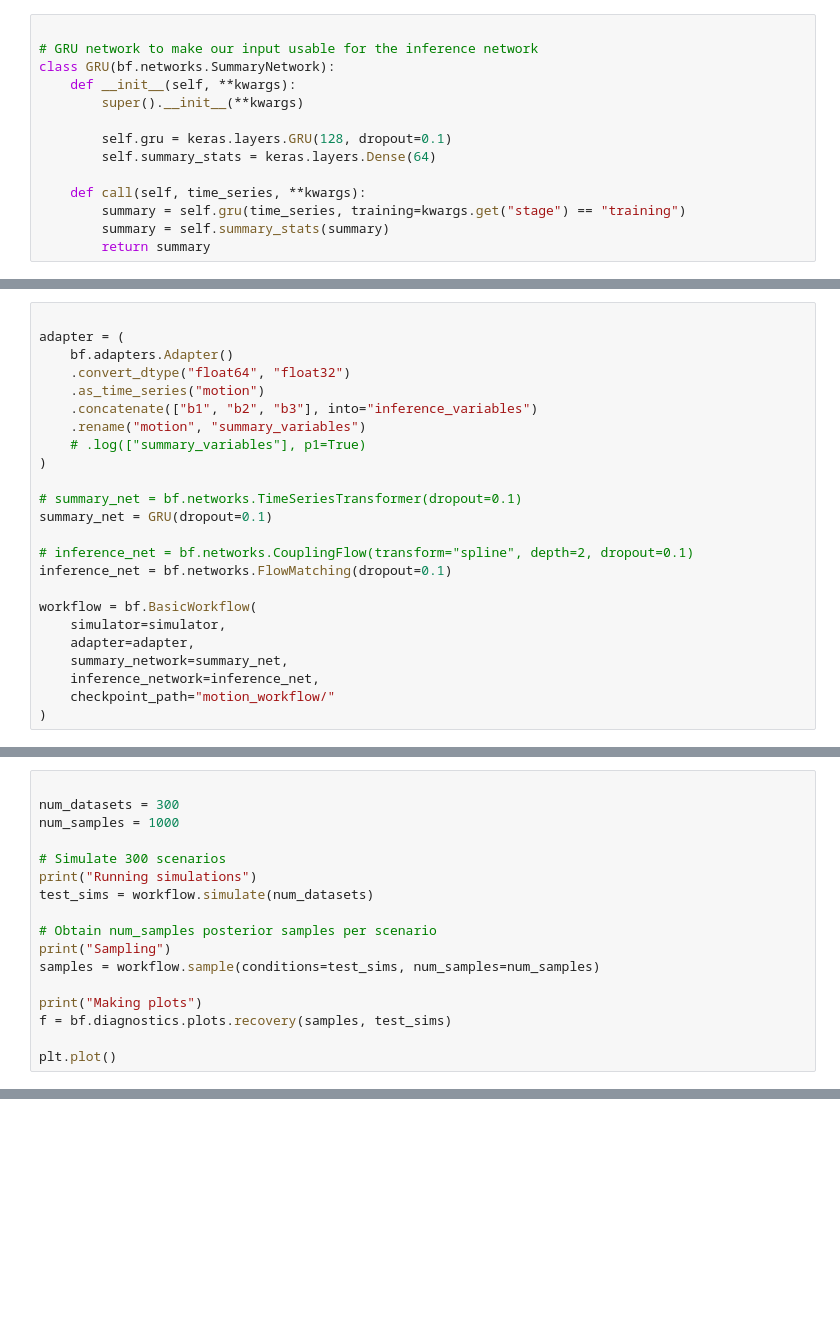
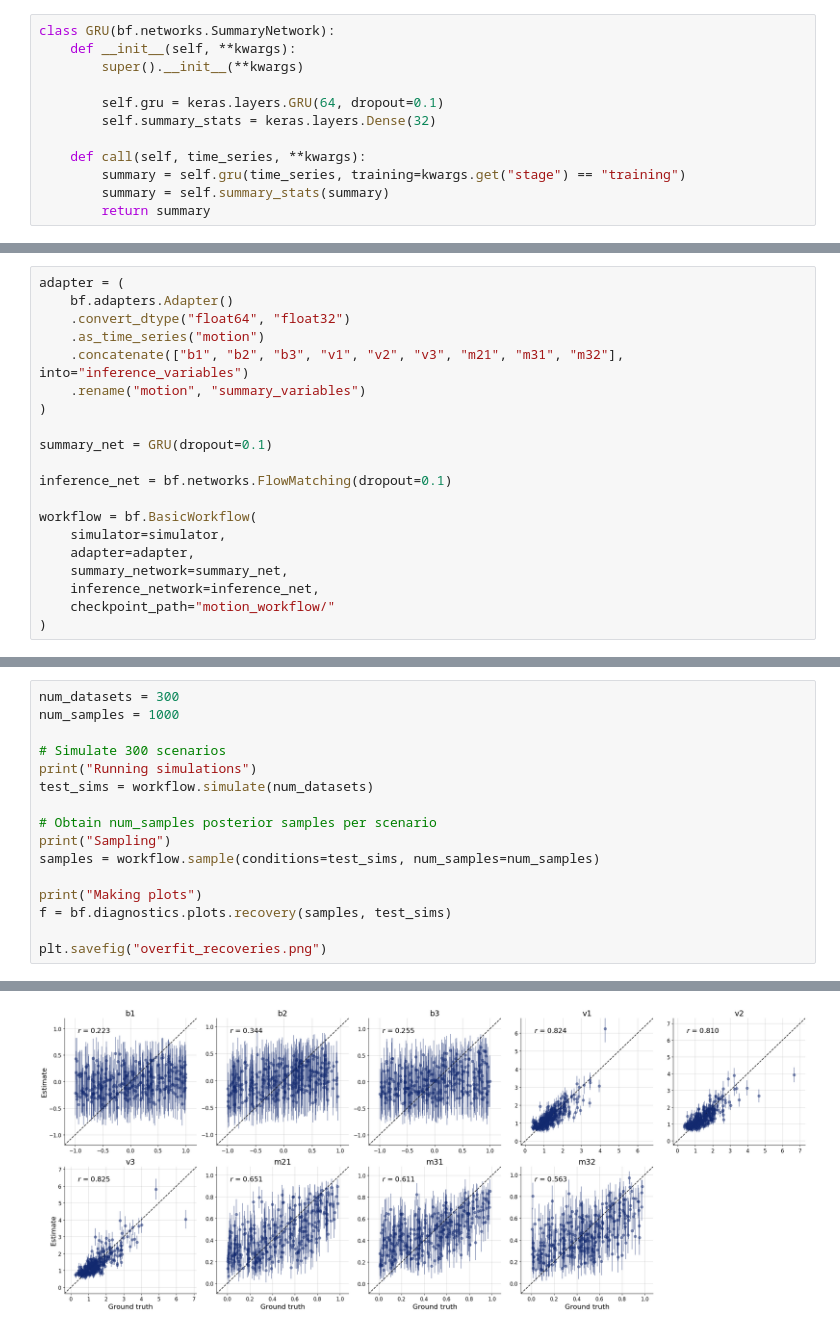
Before and after one commit to HexTechKiran/bayesfin, a Jupyter notebook: MotionInference_nb.ipynb, the cells around one changed output, grey strips where cells are left out. Drawn from its saved outputs; the diff is of its cells as text; blank space fills up the shorter version.

Commit message:
Cleaned up and annotated the MotionInference_nb.ipynb notebook

```diff
--- a/MotionInference_nb.ipynb
+++ b/MotionInference_nb.ipynb
@@ -26,12 +34,10 @@ INFO:bayesflow:Using backend 'jax'
 # %%
-
-# GRU network to make our input usable for the inference network
 class GRU(bf.networks.SummaryNetwork):
     def __init__(self, **kwargs):
         super().__init__(**kwargs)
 
-        self.gru = keras.layers.GRU(128, dropout=0.1)
-        self.summary_stats = keras.layers.Dense(64)
+        self.gru = keras.layers.GRU(64, dropout=0.1)
+        self.summary_stats = keras.layers.Dense(32)
 
     def call(self, time_series, **kwargs):
         summary = self.gru(time_series, training=kwargs.get("stage") == "training")
@@ -64,18 +50,14 @@ simulator = bf.simulators.make_simulator([lambda : motion()])
 # %%
-
 adapter = (
     bf.adapters.Adapter()
     .convert_dtype("float64", "float32")
     .as_time_series("motion")
-    .concatenate(["b1", "b2", "b3"], into="inference_variables")
+    .concatenate(["b1", "b2", "b3", "v1", "v2", "v3", "m21", "m31", "m32"], into="inference_variables")
     .rename("motion", "summary_variables")
-    # .log(["summary_variables"], p1=True)
 )
 
-# summary_net = bf.networks.TimeSeriesTransformer(dropout=0.1)
 summary_net = GRU(dropout=0.1)
 
-# inference_net = bf.networks.CouplingFlow(transform="spline", depth=2, dropout=0.1)
 inference_net = bf.networks.FlowMatching(dropout=0.1)
 
 workflow = bf.BasicWorkflow(
@@ -111,5 +115,4 @@ plt.plot()
 # %%
-
 num_datasets = 300
 num_samples = 1000
 
@@ -124,4 +127,5 @@ samples = workflow.sample(conditions=test_sims, num_samples=num_samples)
 print("Making plots")
 f = bf.diagnostics.plots.recovery(samples, test_sims)
 
-plt.plot()
+plt.savefig("overfit_recoveries.png")
+# %% [output]
@@ -127,0 +135 @@ plt.plot()
+[figure, added]
```
Also changed, not shown: parts of 17 cells of this notebook.
